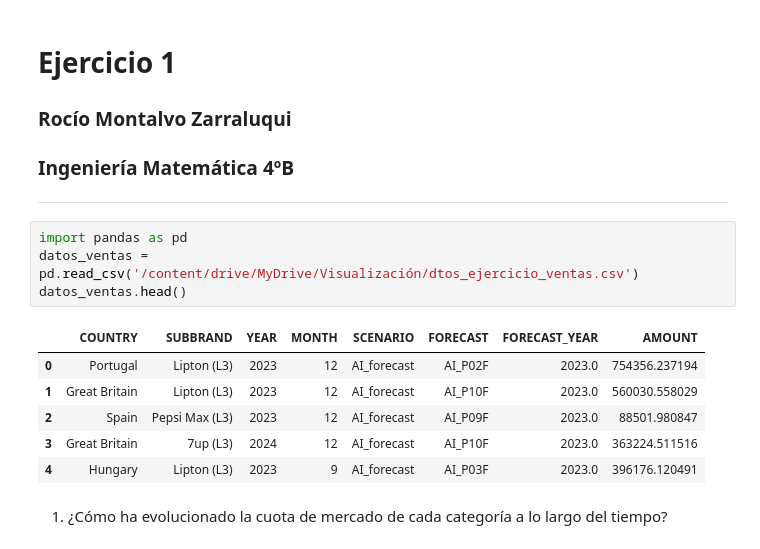
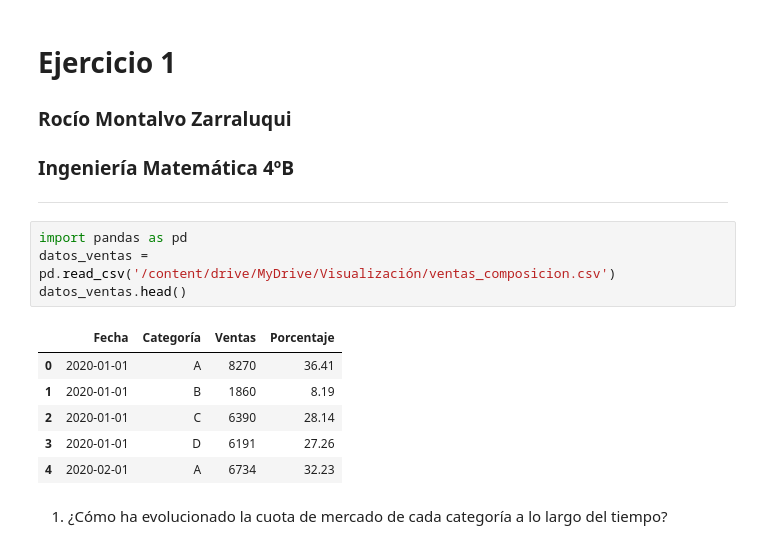
Before and after one commit to RocioMontalvo/visualizacion_datos, a Jupyter notebook: Ejercicio1.ipynb, the cells around one changed output. Cells and saved outputs as stored; diff of their text form.

```diff
--- a/Ejercicio1.ipynb
+++ b/Ejercicio1.ipynb
@@ -8,15 +8,15 @@
 ---
 # %%
 import pandas as pd
-datos_ventas = pd.read_csv('/content/drive/MyDrive/Visualización/dtos_ejercicio_ventas.csv')
+datos_ventas = pd.read_csv('/content/drive/MyDrive/Visualización/ventas_composicion.csv')
 datos_ventas.head()
 # %% [output]
-|  | COUNTRY | SUBBRAND | YEAR | MONTH | SCENARIO | FORECAST | FORECAST_YEAR | AMOUNT |
-| 0 | Portugal | Lipton (L3) | 2023 | 12 | AI_forecast | AI_P02F | 2023.0 | 754356.237194 |
-| 1 | Great Britain | Lipton (L3) | 2023 | 12 | AI_forecast | AI_P10F | 2023.0 | 560030.558029 |
-| 2 | Spain | Pepsi Max (L3) | 2023 | 12 | AI_forecast | AI_P09F | 2023.0 | 88501.980847 |
-| 3 | Great Britain | 7up (L3) | 2024 | 12 | AI_forecast | AI_P10F | 2023.0 | 363224.511516 |
-| 4 | Hungary | Lipton (L3) | 2023 | 9 | AI_forecast | AI_P03F | 2023.0 | 396176.120491 |
+|  | Fecha | Categoría | Ventas | Porcentaje |
+| 0 | 2020-01-01 | A | 8270 | 36.41 |
+| 1 | 2020-01-01 | B | 1860 | 8.19 |
+| 2 | 2020-01-01 | C | 6390 | 28.14 |
+| 3 | 2020-01-01 | D | 6191 | 27.26 |
+| 4 | 2020-02-01 | A | 6734 | 32.23 |
 # %% [markdown]
 1. ¿Cómo ha evolucionado la cuota de mercado de cada
 categoría a lo largo del tiempo?
```
Also changed, not shown: parts of 6 cells of this notebook.
